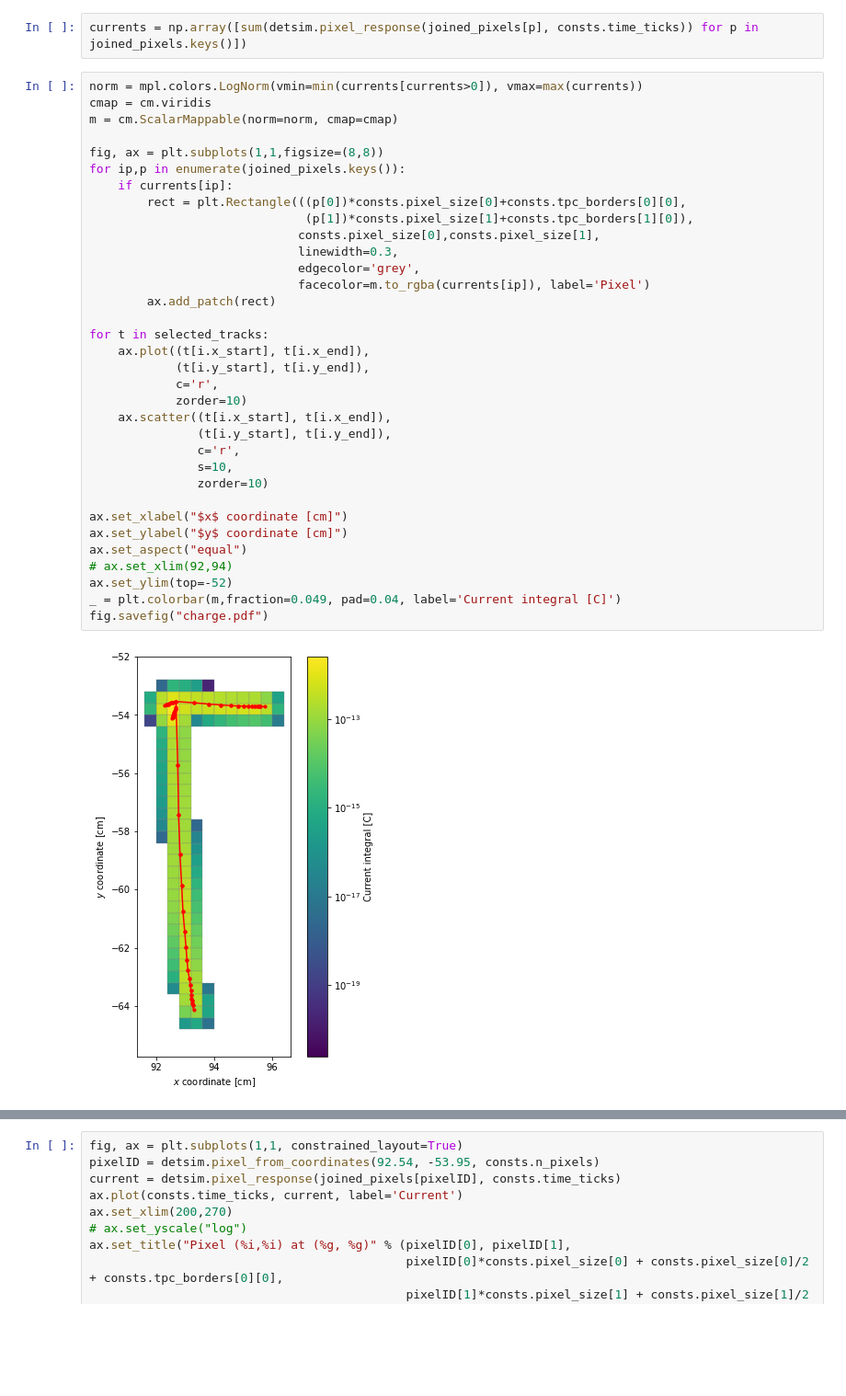
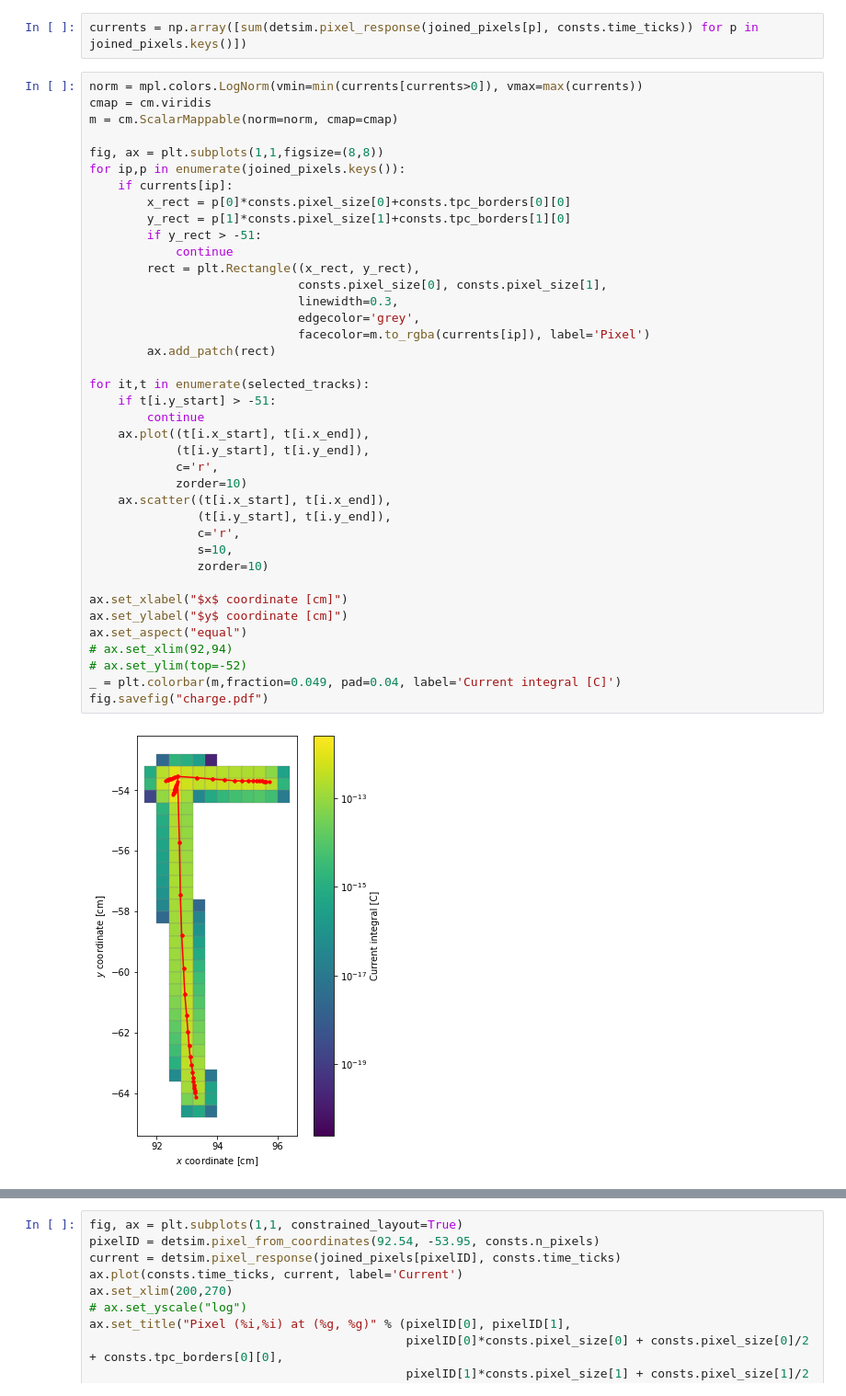
Before and after one commit to DUNE/larnd-sim, a Jupyter notebook: examples/Pixel induced current.ipynb, the cells around one changed output, grey strips where cells are left out. Shown at 92% size. Drawn from its saved outputs; the diff is of its cells as text; blank space fills up the shorter version.

```diff
--- a/examples/Pixel induced current.ipynb
+++ b/examples/Pixel induced current.ipynb
@@ -192,36 +206,41 @@ currents = np.array([sum(detsim.pixel_response(joined_pixels[p], consts.time_tic
 # %%
 norm = mpl.colors.LogNorm(vmin=min(currents[currents>0]), vmax=max(currents))
 cmap = cm.viridis
 m = cm.ScalarMappable(norm=norm, cmap=cmap)
 
 fig, ax = plt.subplots(1,1,figsize=(8,8))
 for ip,p in enumerate(joined_pixels.keys()):
     if currents[ip]:
-        rect = plt.Rectangle(((p[0])*consts.pixel_size[0]+consts.tpc_borders[0][0],
-                              (p[1])*consts.pixel_size[1]+consts.tpc_borders[1][0]),
-                             consts.pixel_size[0],consts.pixel_size[1],
+        x_rect = p[0]*consts.pixel_size[0]+consts.tpc_borders[0][0]
+        y_rect = p[1]*consts.pixel_size[1]+consts.tpc_borders[1][0]
+        if y_rect > -51:
+            continue
+        rect = plt.Rectangle((x_rect, y_rect),
+                             consts.pixel_size[0], consts.pixel_size[1],
                              linewidth=0.3,
                              edgecolor='grey',
                              facecolor=m.to_rgba(currents[ip]), label='Pixel')
         ax.add_patch(rect)
 
-for t in selected_tracks:
+for it,t in enumerate(selected_tracks):
+    if t[i.y_start] > -51:
+        continue
     ax.plot((t[i.x_start], t[i.x_end]),
             (t[i.y_start], t[i.y_end]),
             c='r',
             zorder=10)
     ax.scatter((t[i.x_start], t[i.x_end]),
                (t[i.y_start], t[i.y_end]),
                c='r',
                s=10,
                zorder=10)
 
 ax.set_xlabel("$x$ coordinate [cm]")
 ax.set_ylabel("$y$ coordinate [cm]")
 ax.set_aspect("equal")
 # ax.set_xlim(92,94)
-ax.set_ylim(top=-52)
+# ax.set_ylim(top=-52)
 _ = plt.colorbar(m,fraction=0.049, pad=0.04, label='Current integral [C]')
 fig.savefig("charge.pdf")
 # %% [output]
-[figure, old version]
+[figure, new version]
```
Also changed, not shown: parts of 4 cells of this notebook, 3 other files.
